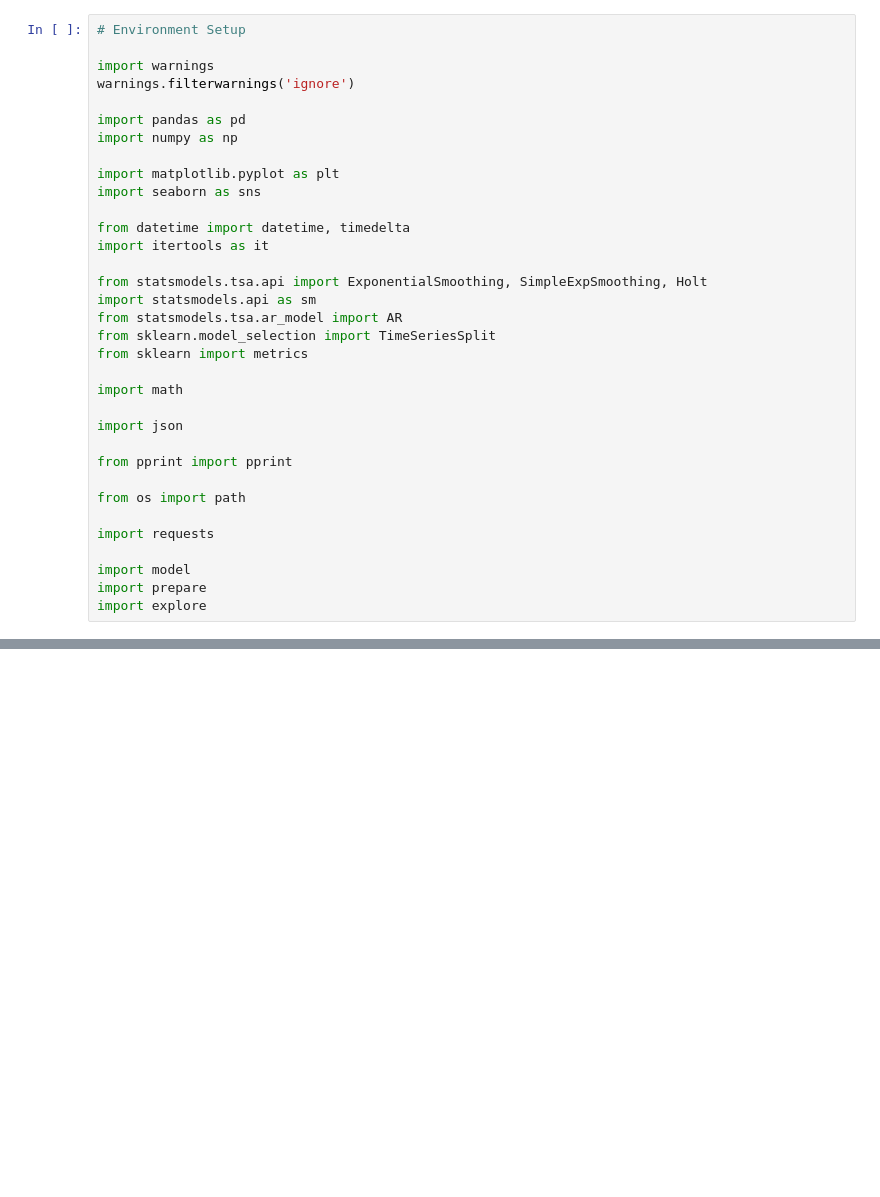
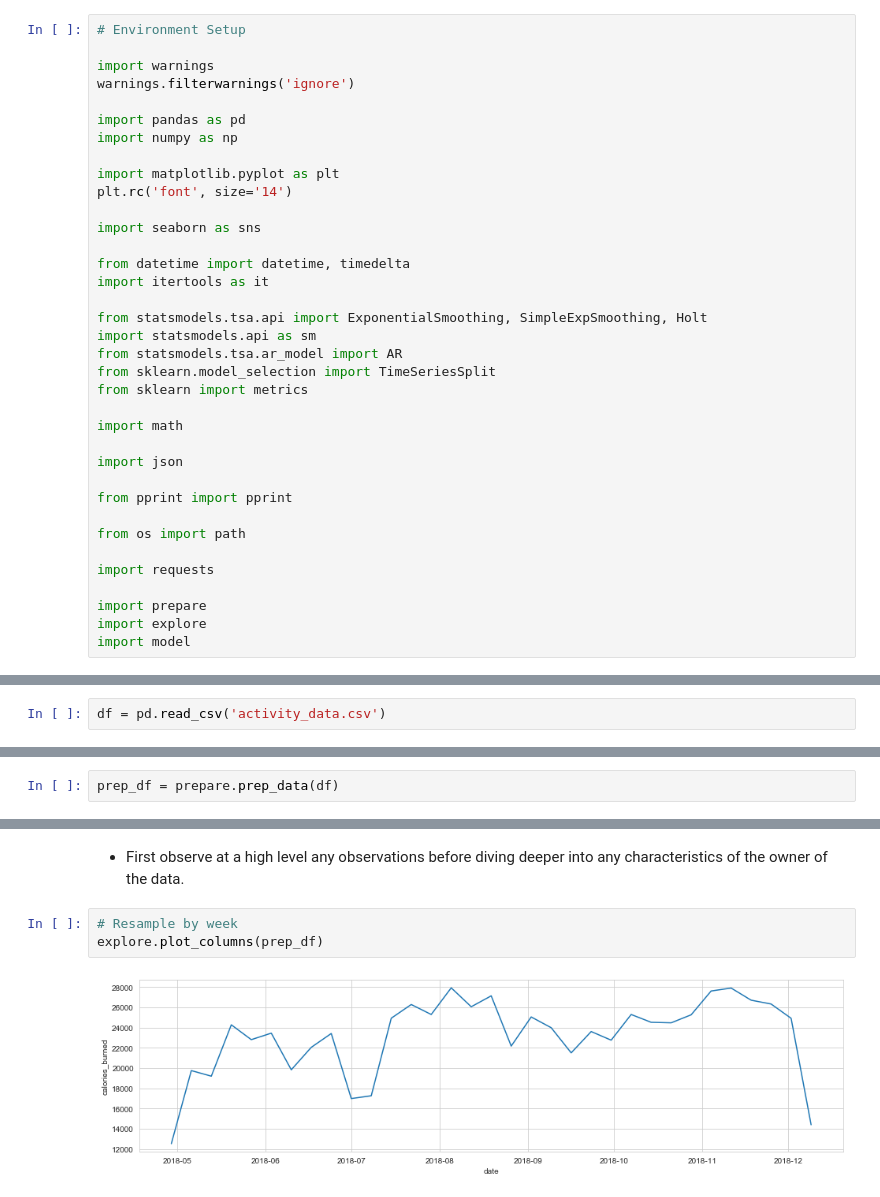
Before and after one commit to Tim-Sotirhos/fitbit_project, a Jupyter notebook: fitbit_project.ipynb, the cells around one changed output, grey strips where cells are left out. Drawn from its saved outputs; the diff is of its cells as text; blank space fills up the shorter version.

```diff
--- a/fitbit_project.ipynb
+++ b/fitbit_project.ipynb
@@ -8,6 +8,8 @@ import pandas as pd
 import numpy as np
 
 import matplotlib.pyplot as plt
+plt.rc('font', size='14')
+
 import seaborn as sns
 
 from datetime import datetime, timedelta
@@ -29,6 +31,6 @@ from os import path
 
 import requests
 
-import model
 import prepare
 import explore
+import model
@@ -38,0 +41,2 @@ ModuleNotFoundError: No module named 'model'
+# %%
+df = pd.read_csv('activity_data.csv')
@@ -38,0 +138,2 @@ ModuleNotFoundError: No module named 'model'
+# %%
+prep_df = prepare.prep_data(df)
@@ -38,0 +169,7 @@ ModuleNotFoundError: No module named 'model'
+# %% [markdown]
+- First observe at a high level any observations before diving deeper into any characteristics of the owner of the data.
+# %%
+# Resample by week
+explore.plot_columns(prep_df)
+# %% [output]
+[figure, added]
```
Also changed, not shown: parts of 29 cells of this notebook, 3 other files.
